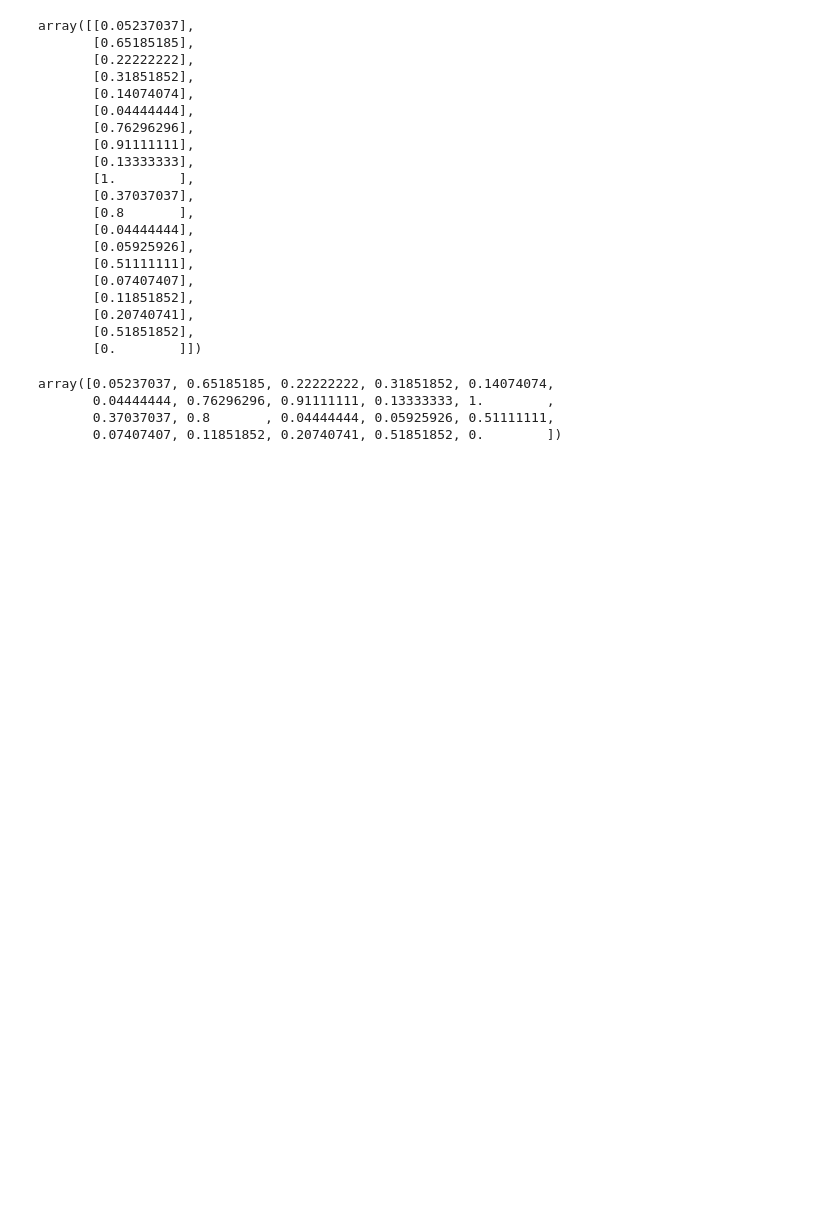
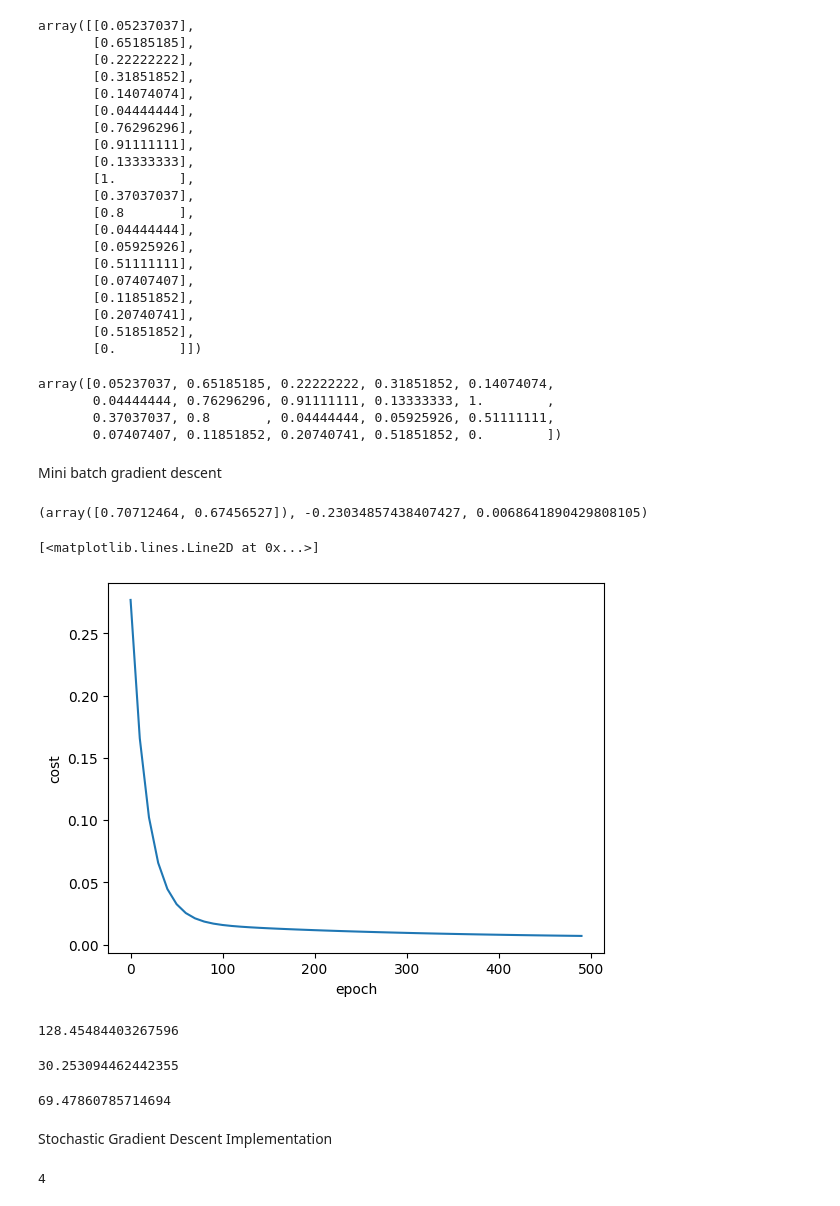
Before and after one commit to SubhradipH/Deep_learning, a Jupyter notebook: BGD_SGD_MBGD.ipynb, the cells around one changed output. Saved outputs shown, nothing was run; the diff lists cells and outputs as text; code cells hidden in the pictures; blank space fills up the shorter version.

```diff
--- a/BGD_SGD_MBGD.ipynb
+++ b/BGD_SGD_MBGD.ipynb
@@ -72,3 +72,79 @@ array([0.05237037, 0.65185185, 0.22222222, 0.31851852, 0.14074074,
        0.04444444, 0.76296296, 0.91111111, 0.13333333, 1.        ,
        0.37037037, 0.8       , 0.04444444, 0.05925926, 0.51111111,
        0.07407407, 0.11851852, 0.20740741, 0.51851852, 0.        ])
+# %% [markdown]
+Mini batch gradient descent
+# %%
+def batch_gradient_descent(X, y_true, epochs, learning_rate = 0.01):
+
+    number_of_features = X.shape[1]
+    # numpy array with 1 row and columns equal to number of features. In
+    # our case number_of_features = 2 (area, bedroom)
+    w = np.ones(shape=(number_of_features))
+    b = 0
+    total_samples = X.shape[0] # number of rows in X
+
+    cost_list = []
+    epoch_list = []
+
+    for i in range(epochs):
+        y_predicted = np.dot(w, X.T) + b
+
+        w_grad = -(2/total_samples)*(X.T.dot(y_true-y_predicted))
+        b_grad = -(2/total_samples)*np.sum(y_true-y_predicted)
+
+        w = w - learning_rate * w_grad
+        b = b - learning_rate * b_grad
+
+        cost = np.mean(np.square(y_true-y_predicted)) # MSE (Mean Squared Error)
+
+        if i%10==0:
+            cost_list.append(cost)
+            epoch_list.append(i)
+
+    return w, b, cost, cost_list, epoch_list
+
+w, b, cost, cost_list, epoch_list = batch_gradient_descent(scaled_x,scaled_y.reshape(scaled_y.shape[0],),500)
+w, b, cost
+# %% [output]
+(array([0.70712464, 0.67456527]), -0.23034857438407427, 0.0068641890429808105)
+# %%
+
+plt.xlabel("epoch")
+plt.ylabel("cost")
+plt.plot(epoch_list,cost_list)
+# %% [output]
+[<matplotlib.lines.Line2D at 0x...>]
+[figure, added]
+# %%
+def predict(area,bedrooms,w,b):
+    scaled_X = sx.transform([[area, bedrooms]])[0]
+    # here w1 = w[0] , w2 = w[1], w3 = w[2] and bias is b
+    # equation for price is w1*area + w2*bedrooms + w3*age + bias
+    # scaled_X[0] is area
+    # scaled_X[1] is bedrooms
+    # scaled_X[2] is age
+    scaled_price = w[0] * scaled_X[0] + w[1] * scaled_X[1] + b
+    # once we get price prediction we need to to rescal it back to original value
+    # also since it returns 2D array, to get single value we need to do value[0][0]
+    return sy.inverse_transform([[scaled_price]])[0][0]
+
+predict(2600,4,w,b)
+# %% [output]
+128.45484403267596
+# %%
+predict(1000,2,w,b)
+# %% [output]
+30.253094462442355
+# %%
+predict(1500,3,w,b)
+# %% [output]
+69.47860785714694
+# %% [markdown]
+Stochastic Gradient Descent Implementation
+# %%
+# we will use random libary to pick random training sample.
+import random
+random.randint(0,6) # randit gives random number between two numbers specified in the argument
+# %% [output]
+4
```
Also changed, not shown: parts of 5 cells of this notebook, 1 other file.
